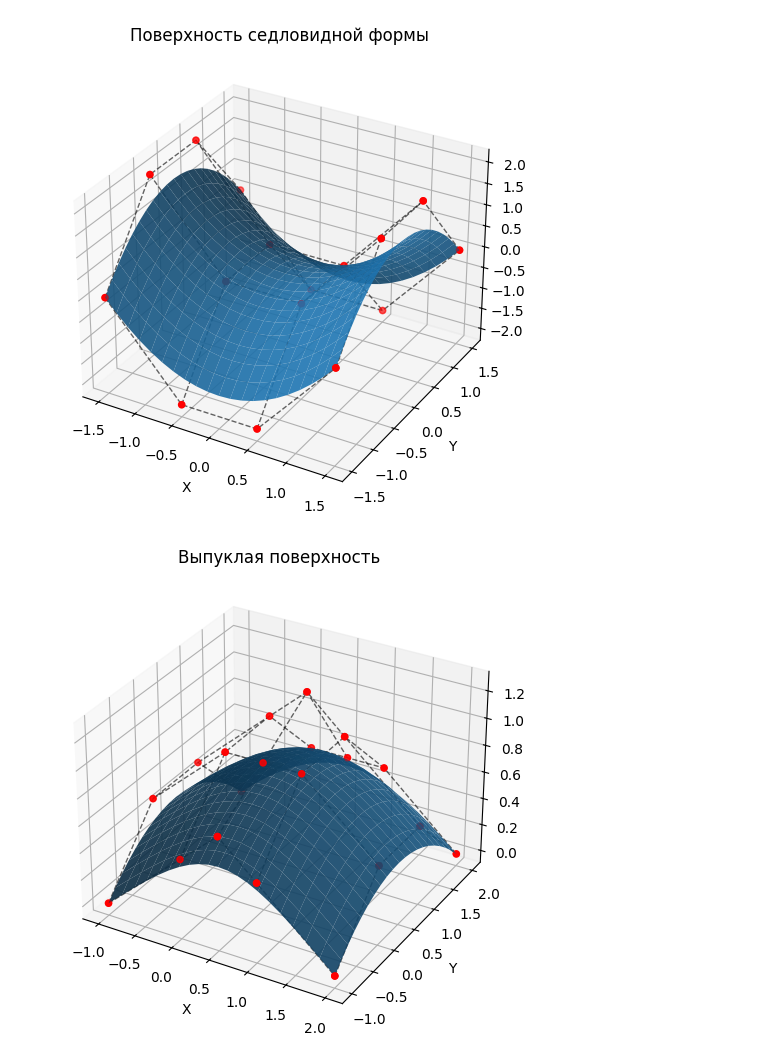
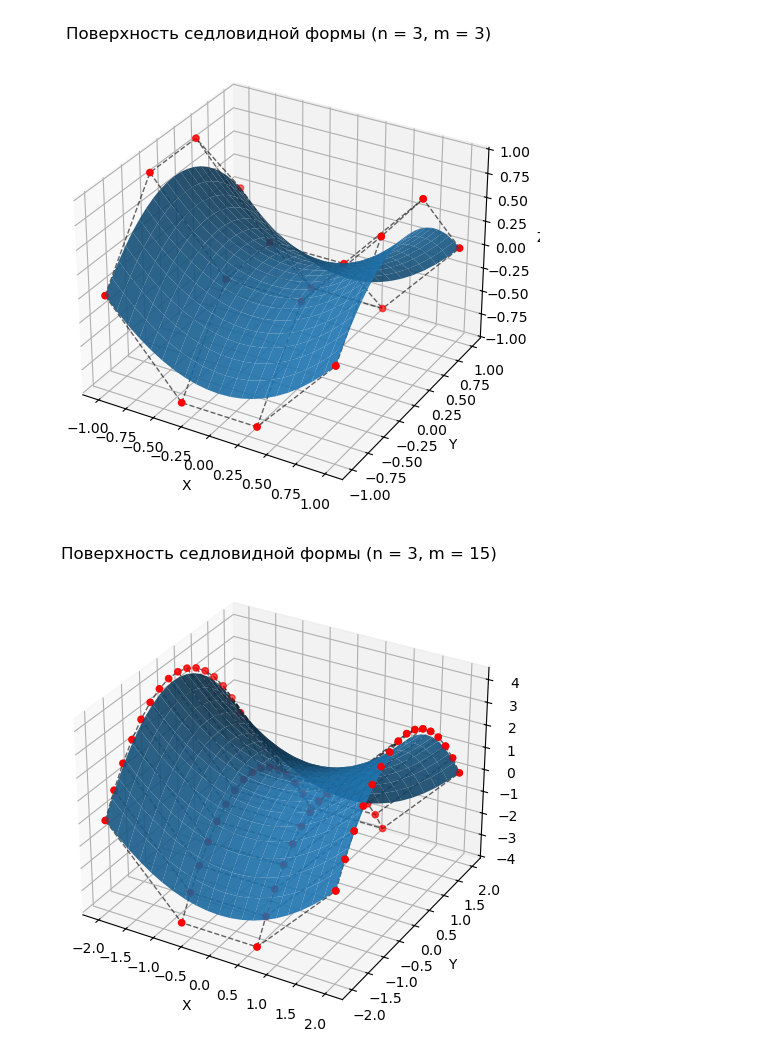
Before and after one commit to fish-from-SanDiego/geom-labs, a Jupyter notebook: lab7simple.ipynb, the cells around one changed output. Saved outputs shown, nothing was run; the diff lists cells and outputs as text; code cells hidden in the pictures.

```diff
--- a/lab7simple.ipynb
+++ b/lab7simple.ipynb
@@ -1,9 +39,4 @@
 # %%
-
-
-import numpy as np
-import matplotlib.pyplot as plt
-
 
 def get_de_casteljau_point(points, t, ):
     b = np.copy(points)
@@ -20,71 +53,62 @@ def get_surface_point(control_points, u, v, alpha):
 
 
 def bezier_surface_points(control_points, alpha=0.05):
-    # Порядок кривой
-    n = len(control_points) - 1
-    if n < 0:
-        raise ValueError()
-    if n == 0:
-        return control_points
     x, y, z = [], [], []
     for u in np.arange(0, 1 + alpha, alpha):
         x.append([])
         y.append([])
         z.append([])
         for v in np.arange(0, 1 + alpha, alpha):
             p = get_surface_point(control_points, u, v, alpha)
             x[-1].append(p[0])
             y[-1].append(p[1])
             z[-1].append(p[2])
     return np.array(x), np.array(y), np.array(z)
 
 
 def plot_control_points(ax, control_points):
     for row in control_points:
         xs, ys, zs = zip(*row)
         ax.plot(xs, ys, zs, 'k--', linewidth=1, alpha=0.6)
         ax.scatter(xs, ys, zs, color='red', s=20)
     for col in range(control_points.shape[1]):
         col_points = control_points[:, col]
         xs, ys, zs = zip(*col_points)
         ax.plot(xs, ys, zs, 'k--', linewidth=1, alpha=0.6)
         ax.scatter(xs, ys, zs, color='red', s=20)
 
+def draw_convex(n, m, xw, yw):
+    points = generate_convex_control_points(n, m, xw, yw)
+    X, Y, Z = bezier_surface_points(points, alpha=0.05)
+    fig2 = plt.figure(figsize=(7, 6))
+    ax2 = fig2.add_subplot(111, projection='3d')
+    ax2.plot_surface(X, Y, Z, alpha=0.9)
+    plot_control_points(ax2, points)
+    ax2.set_title(f"Выпуклая поверхность (n = {n}, m = {m})")
+    ax2.set_xlabel("X")
+    ax2.set_ylabel("Y")
+    ax2.set_zlabel("Z")
 
-saddle_points = np.array([
-    [[-1.5, -1.5, 0.0], [-1.5, -0.5, 2.0], [-1.5, 0.5, 2.0], [-1.5, 1.5, 0.0]],
-    [[-0.5, -1.5, -2.0], [-0.5, -0.5, 0.0], [-0.5, 0.5, 0.0], [-0.5, 1.5, -2.0]],
-    [[0.5, -1.5, -2.0], [0.5, -0.5, 0.0], [0.5, 0.5, 0.0], [0.5, 1.5, -2.0]],
-    [[1.5, -1.5, 0.0], [1.5, -0.5, 2.0], [1.5, 0.5, 2.0], [1.5, 1.5, 0.0]]
-])
-X1, Y1, Z1 = bezier_surface_points(saddle_points, alpha=0.05)
-fig1 = plt.figure(figsize=(7, 6))
-ax1 = fig1.add_subplot(111, projection='3d')
-ax1.plot_surface(X1, Y1, Z1, alpha=0.9)
-plot_control_points(ax1, saddle_points)
-ax1.set_title("Поверхность седловидной формы")
-ax1.set_xlabel("X")
-ax1.set_ylabel("Y")
-ax1.set_zlabel("Z")
+    plt.show()
 
-convex_points = np.array([
-    [[-1, -1, 0], [0, -1, 0.5], [0.5, -1, 0.75], [1, -1, 0.5], [2, -1, 0]],
-    [[-1, 0, 0.5], [0, 0, 1], [0.5, 0, 1], [1, 0, 1], [2, 0, 0.5]],
-    [[-1, 1, 0.5], [0, 1, 1], [0.5, 1, 1.25], [1, 1, 1], [2, 1, 0.5]],
-    [[-1, 2, 0], [0, 2, 0.5], [0.5, 2, 0.5], [1, 2, 0.5], [2, 2, 0]],
-])
+def draw_saddle(n, m, xw, yw):
+    points = generate_saddle_control_points(n, m, xw, yw)
+    X, Y, Z = bezier_surface_points(points, alpha=0.05)
+    fig2 = plt.figure(figsize=(7, 6))
+    ax2 = fig2.add_subplot(111, projection='3d')
+    ax2.plot_surface(X, Y, Z, alpha=0.9)
+    plot_control_points(ax2, points)
+    ax2.set_title(f"Поверхность седловидной формы (n = {n}, m = {m})")
+    ax2.set_xlabel("X")
+    ax2.set_ylabel("Y")
+    ax2.set_zlabel("Z")
 
-X2, Y2, Z2 = bezier_surface_points(convex_points, alpha=0.05)
-fig2 = plt.figure(figsize=(7, 6))
-ax2 = fig2.add_subplot(111, projection='3d')
-ax2.plot_surface(X2, Y2, Z2, alpha=0.9)
-plot_control_points(ax2, convex_points)
-ax2.set_title("Выпуклая поверхность")
-ax2.set_xlabel("X")
-ax2.set_ylabel("Y")
-ax2.set_zlabel("Z")
-
-plt.show()
+    plt.show()
+draw_saddle(3, 3, 2.0, 2.0)
+draw_saddle(3, 15, 4.0, 4.0)
+draw_saddle(7, 4, 4.0, 4.0)
+draw_convex(3, 3, 6.0, 6.0)
+draw_convex(8, 2, 4.0, 4.0)
 # %% [output]
-[figure, old version]
+[figure, new version]
-[figure, old version]
+[figure, new version]
```
Also changed, not shown: parts of 3 cells of this notebook, 1 other file.
